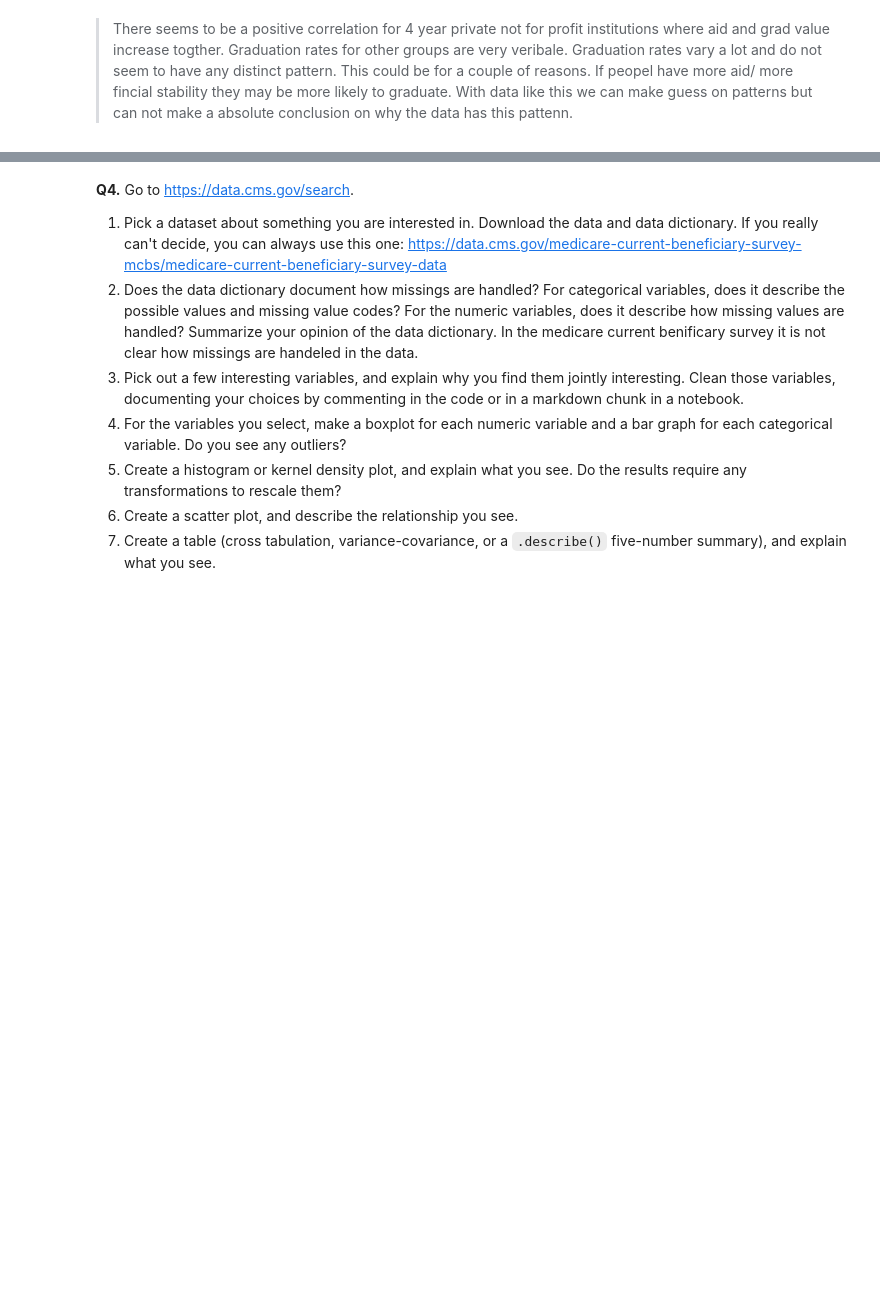
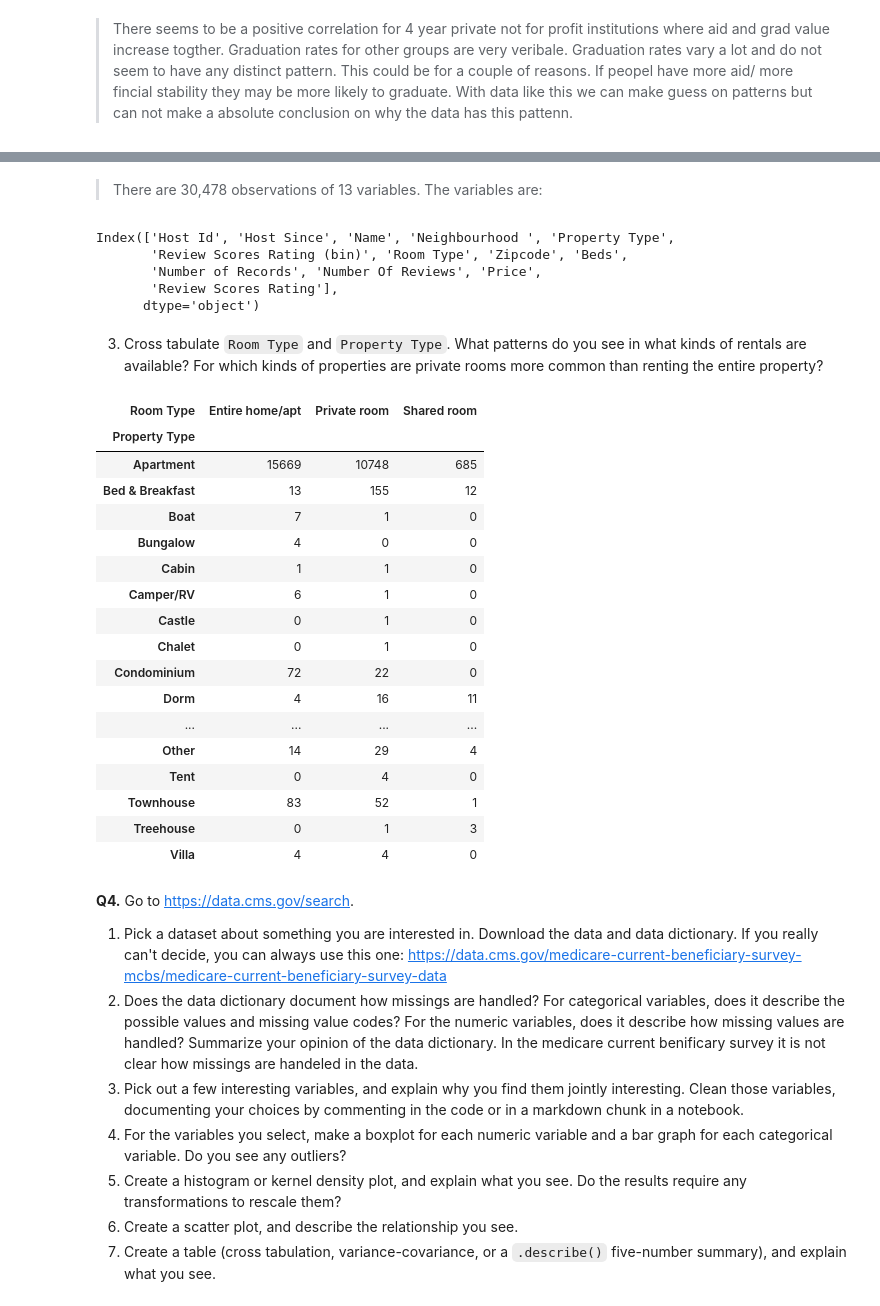
Before and after one commit to BridgetHolt/visualization, a Jupyter notebook: assignment/assignment.ipynb, the cells around one changed output, grey strips where cells are left out. Drawn from its saved outputs; the diff is of its cells as text; code cells hidden in the pictures; blank space fills up the shorter version.

```diff
--- a/assignment/assignment.ipynb
+++ b/assignment/assignment.ipynb
@@ -214,0 +219,10 @@ sns.scatterplot(data=df,x='aid_value',y='grad_100_value',hue='levelXcontrol')
+# %%
+import pandas as pd
+df = pd.read_csv('./data/airbnb_hw.csv')
+
+# Clean price variable:
+price = df['Price']
+price = price.str.replace(',','') # Replace commas with nothing
+price = pd.to_numeric(price,errors='coerce') # Typecast price to float/numeric
+df['Price'] = price
+del price
@@ -215,3 +242,36 @@ sns.scatterplot(data=df,x='aid_value',y='grad_100_value',hue='levelXcontrol')
+# %% [markdown]
+> There are 30,478 observations of 13 variables. The variables are:
+# %%
+df.columns
+# %% [output]
+Index(['Host Id', 'Host Since', 'Name', 'Neighbourhood ', 'Property Type',
+       'Review Scores Rating (bin)', 'Room Type', 'Zipcode', 'Beds',
+       'Number of Records', 'Number Of Reviews', 'Price',
+       'Review Scores Rating'],
+      dtype='object')
+# %% [markdown]
+  3. Cross tabulate `Room Type` and `Property Type`. What patterns do you see in what kinds of rentals are available? For which kinds of properties are private rooms more common than renting the entire property?
+# %%
+pd.crosstab(df['Property Type'],df['Room Type'])
+# %% [output]
+| Room Type | Entire home/apt | Private room | Shared room |
+| Property Type |  |  |  |
+| Apartment | 15669 | 10748 | 685 |
+| Bed & Breakfast | 13 | 155 | 12 |
+| Boat | 7 | 1 | 0 |
+| Bungalow | 4 | 0 | 0 |
+| Cabin | 1 | 1 | 0 |
+| Camper/RV | 6 | 1 | 0 |
+| Castle | 0 | 1 | 0 |
+| Chalet | 0 | 1 | 0 |
+| Condominium | 72 | 22 | 0 |
+| Dorm | 4 | 16 | 11 |
+| ... | ... | ... | ... |
+| Other | 14 | 29 | 4 |
+| Tent | 0 | 4 | 0 |
+| Townhouse | 83 | 52 | 1 |
+| Treehouse | 0 | 1 | 3 |
+| Villa | 4 | 4 | 0 |
 # %% [markdown]
 **Q4.** Go to https://data.cms.gov/search.
 1. Pick a dataset about something you are interested in. Download the data and data dictionary. If you really can't decide, you can always use this one: https://data.cms.gov/medicare-current-beneficiary-survey-mcbs/medicare-current-beneficiary-survey-data
```
Also changed, not shown: parts of 3 cells of this notebook.
